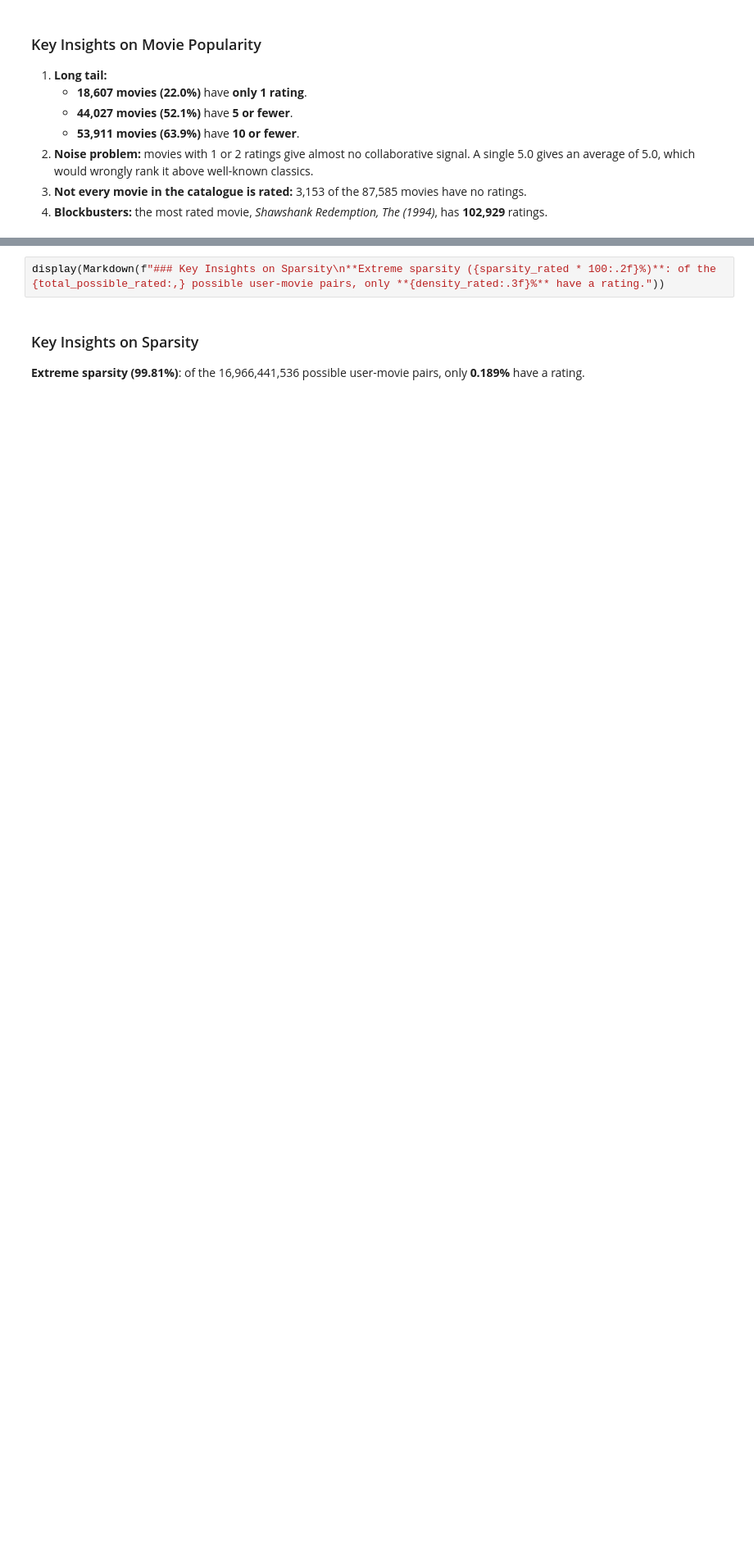
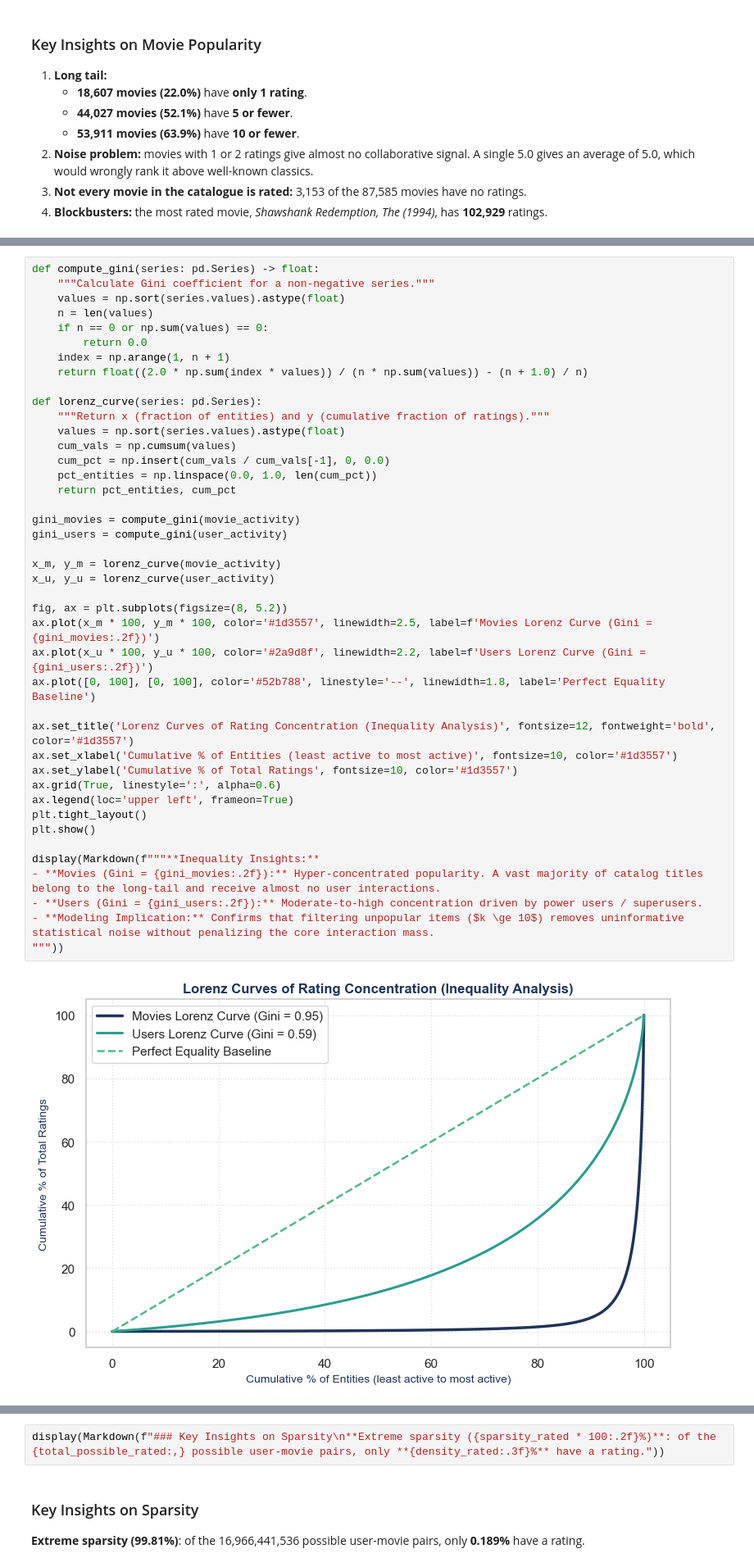
Before and after one commit to 2026-ADS-B1/team-B1-recsys, a Jupyter notebook: notebooks/eda_ratings.ipynb, the cells around one changed output, grey strips where cells are left out. Shown at 82% size. Drawn from its saved outputs; the diff is of its cells as text; blank space fills up the shorter version.

Commit message:
docs(eda): add Top 10 movies, Gini analysis, and k=10 impact table

```diff
--- a/notebooks/eda_ratings.ipynb
+++ b/notebooks/eda_ratings.ipynb
@@ -489,0 +526,44 @@ display(Markdown(f"""### Key Insights on Movie Popularity
+# %%
+def compute_gini(series: pd.Series) -> float:
+    """Calculate Gini coefficient for a non-negative series."""
+    values = np.sort(series.values).astype(float)
+    n = len(values)
+    if n == 0 or np.sum(values) == 0:
+        return 0.0
+    index = np.arange(1, n + 1)
+    return float((2.0 * np.sum(index * values)) / (n * np.sum(values)) - (n + 1.0) / n)
+
+def lorenz_curve(series: pd.Series):
+    """Return x (fraction of entities) and y (cumulative fraction of ratings)."""
+    values = np.sort(series.values).astype(float)
+    cum_vals = np.cumsum(values)
+    cum_pct = np.insert(cum_vals / cum_vals[-1], 0, 0.0)
+    pct_entities = np.linspace(0.0, 1.0, len(cum_pct))
+    return pct_entities, cum_pct
+
+gini_movies = compute_gini(movie_activity)
+gini_users = compute_gini(user_activity)
+
+x_m, y_m = lorenz_curve(movie_activity)
+x_u, y_u = lorenz_curve(user_activity)
+
+fig, ax = plt.subplots(figsize=(8, 5.2))
+ax.plot(x_m * 100, y_m * 100, color='#1d3557', linewidth=2.5, label=f'Movies Lorenz Curve (Gini = {gini_movies:.2f})')
+ax.plot(x_u * 100, y_u * 100, color='#2a9d8f', linewidth=2.2, label=f'Users Lorenz Curve (Gini = {gini_users:.2f})')
+ax.plot([0, 100], [0, 100], color='#52b788', linestyle='--', linewidth=1.8, label='Perfect Equality Baseline')
+
+ax.set_title('Lorenz Curves of Rating Concentration (Inequality Analysis)', fontsize=12, fontweight='bold', color='#1d3557')
+ax.set_xlabel('Cumulative % of Entities (least active to most active)', fontsize=10, color='#1d3557')
+ax.set_ylabel('Cumulative % of Total Ratings', fontsize=10, color='#1d3557')
+ax.grid(True, linestyle=':', alpha=0.6)
+ax.legend(loc='upper left', frameon=True)
+plt.tight_layout()
+plt.show()
+
+display(Markdown(f"""**Inequality Insights:**
+- **Movies (Gini = {gini_movies:.2f}):** Hyper-concentrated popularity. A vast majority of catalog titles belong to the long-tail and receive almost no user interactions.
+- **Users (Gini = {gini_users:.2f}):** Moderate-to-high concentration driven by power users / superusers.
+- **Modeling Implication:** Confirms that filtering unpopular items ($k \ge 10$) removes uninformative statistical noise without penalizing the core interaction mass.
+"""))
+# %% [output]
+[figure, added]
```
Also changed, not shown: parts of 7 cells of this notebook.
